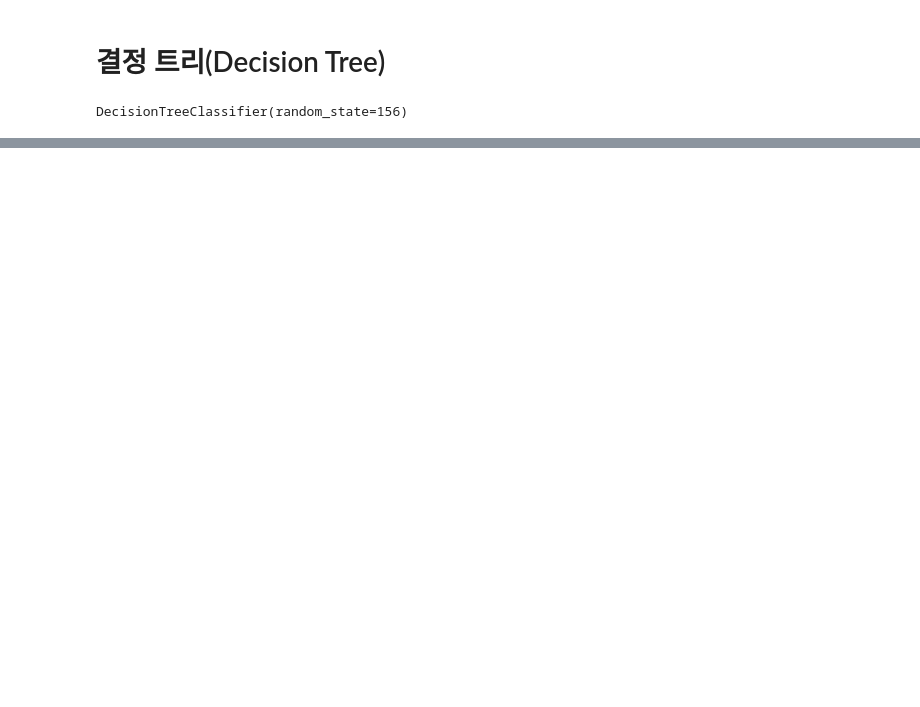
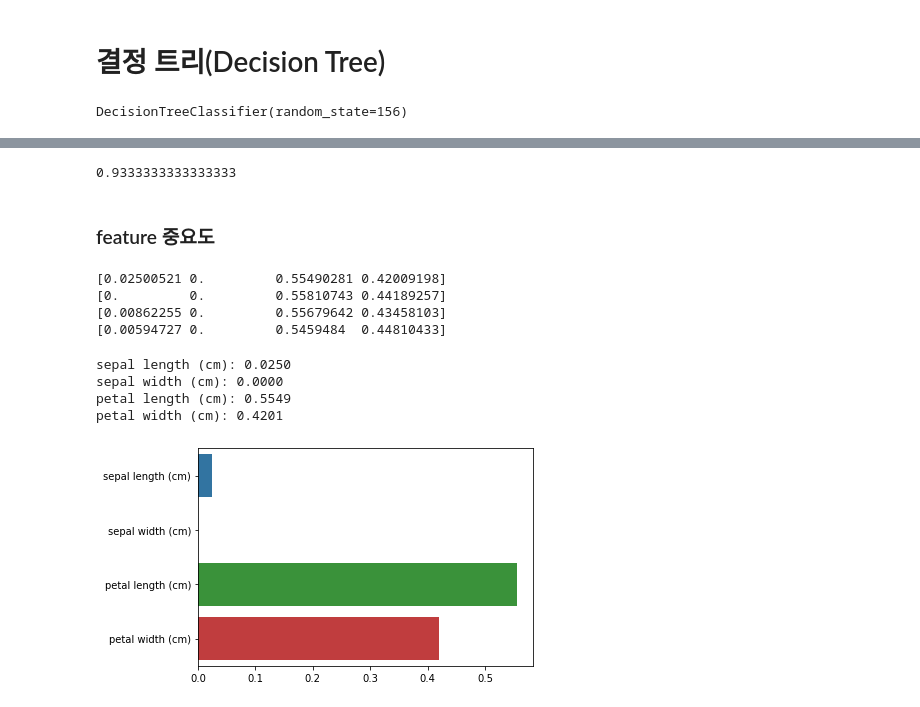
Before and after one commit to STNox/Machine-Learning, a Jupyter notebook: 03. Classification/02_DecisionTree.ipynb, the cells around one changed output, grey strips where cells are left out. Drawn from its saved outputs; the diff is of its cells as text; code cells hidden in the pictures; blank space fills up the shorter version.

```diff
--- a/03. Classification/02_DecisionTree.ipynb
+++ b/03. Classification/02_DecisionTree.ipynb
@@ -26,0 +90,17 @@ ModuleNotFoundError: No module named 'graphviz'
+# %%
+dt_pred4 = dt_clf4.predict(X_test)
+accuracy_score(y_test, dt_pred4)
+# %% [output]
+0.9333333333333333
+# %% [markdown]
+### feature 중요도
+# %%
+print(dt_clf.feature_importances_)
+print(dt_clf2.feature_importances_)
+print(dt_clf3.feature_importances_)
+print(dt_clf4.feature_importances_)
+# %% [output]
+[0.02500521 0.         0.55490281 0.42009198]
+[0.         0.         0.55810743 0.44189257]
+[0.00862255 0.         0.55679642 0.43458103]
+[0.00594727 0.         0.5459484  0.44810433]
@@ -26,0 +111,12 @@ ModuleNotFoundError: No module named 'graphviz'
+# %%
+for name, value in zip(iris.feature_names, dt_clf.feature_importances_):
+    print(f'{name}: {value:.4f}')
+# %% [output]
+sepal length (cm): 0.0250
+sepal width (cm): 0.0000
+petal length (cm): 0.5549
+petal width (cm): 0.4201
+# %%
+sns.barplot(x=dt_clf.feature_importances_, y=iris.feature_names);
+# %% [output]
+[figure, added]
```
Also changed, not shown: parts of 20 cells of this notebook, 6 other files.
